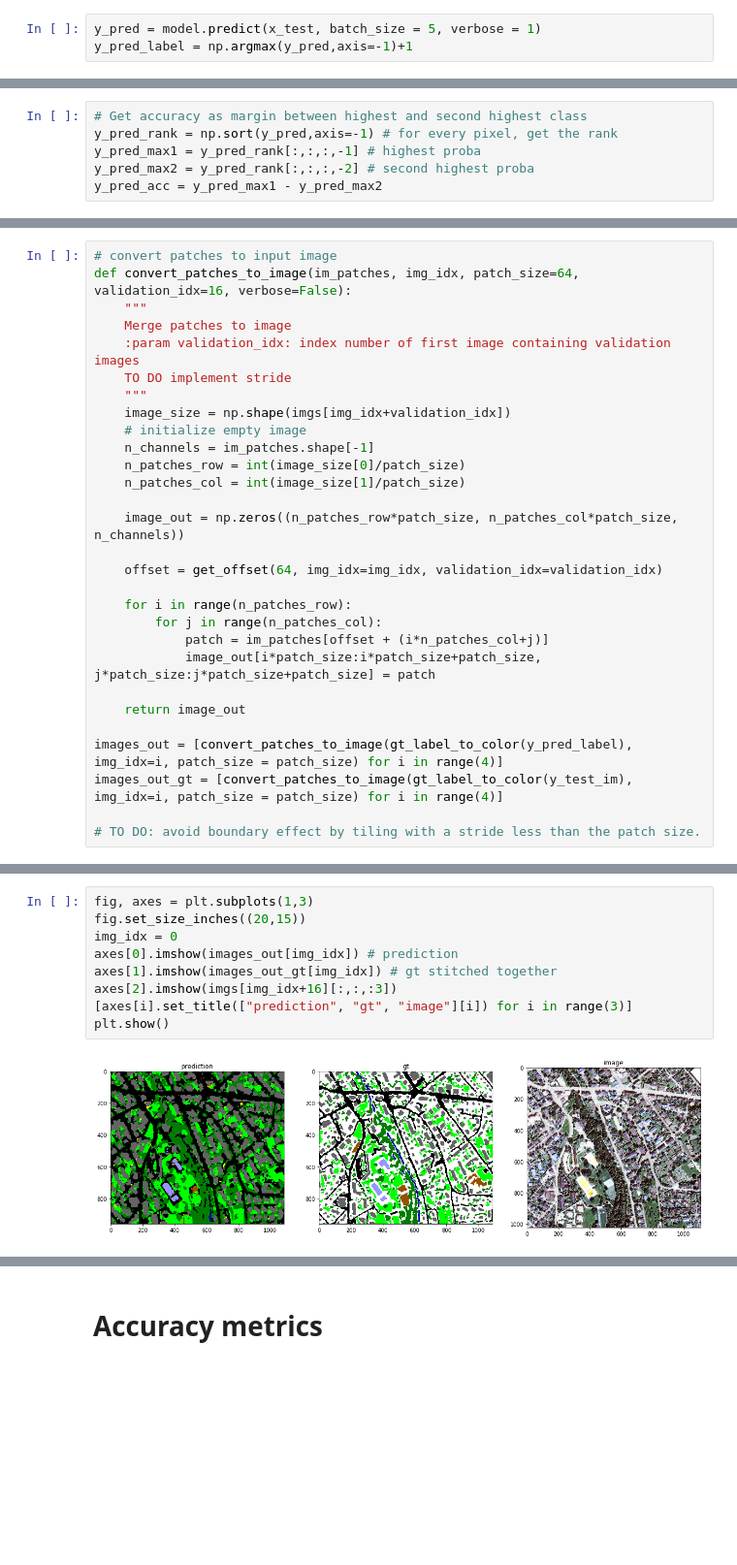
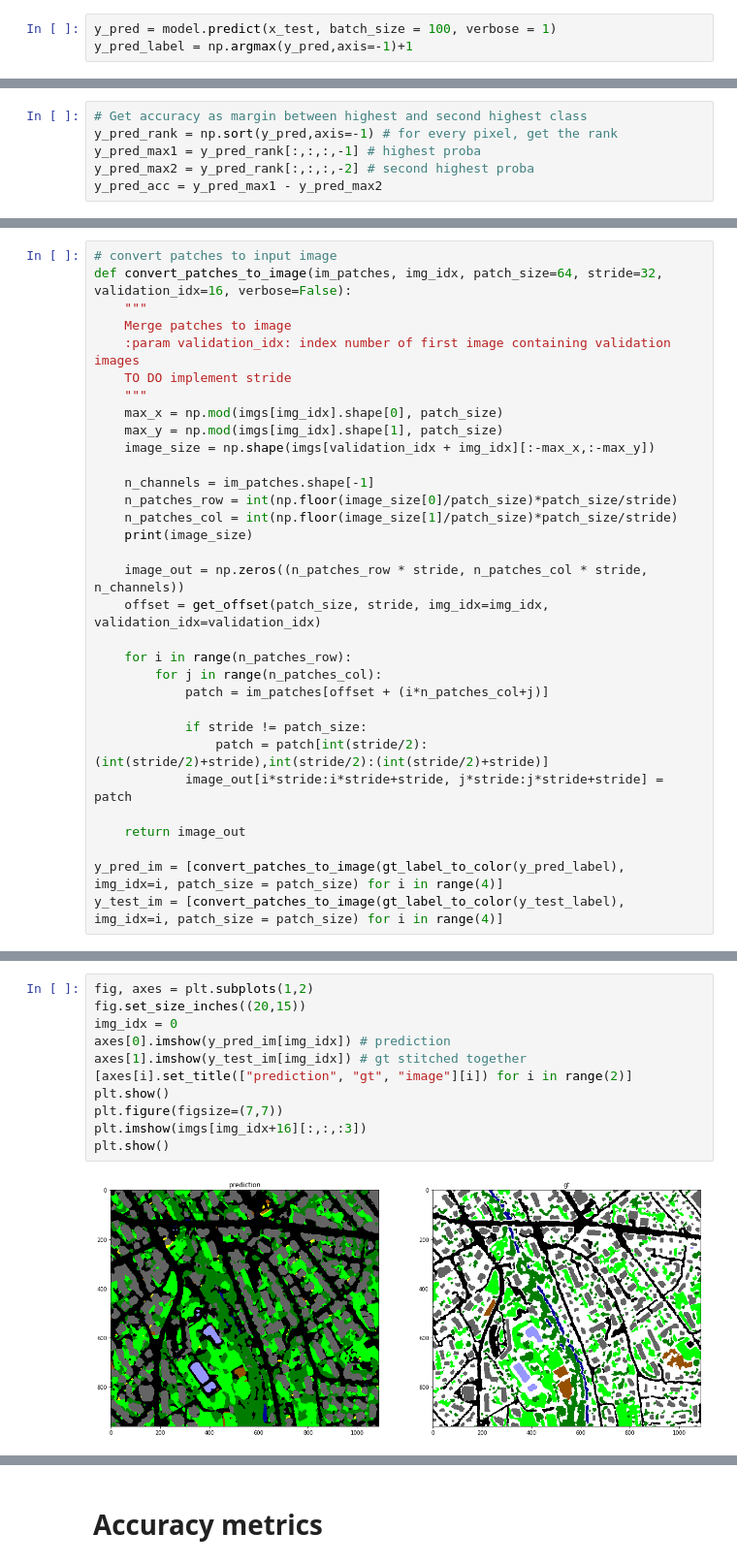
Before and after one commit to CyrilWendl/SIE-Master, a Jupyter notebook: Zurich/Zurich Land Cover Classification.ipynb, the cells around one changed output, grey strips where cells are left out. Shown at 97% size. Cells and saved outputs as stored; diff of their text form; blank space fills up the shorter version.

Commit message:
Density trenodes without data, overlapping tiles, stitching together of tiles

```diff
--- a/Zurich/Zurich Land Cover Classification.ipynb
+++ b/Zurich/Zurich Land Cover Classification.ipynb
@@ -643,6 +648,6 @@ model.save('model_unet_64_flip_rot90.h5')  # save model, weights
 # %% [markdown]
 # Prediction
 # %%
-y_pred = model.predict(x_test, batch_size = 5, verbose = 1)
+y_pred = model.predict(x_test, batch_size = 100, verbose = 1)
 y_pred_label = np.argmax(y_pred,axis=-1)+1
 # %% [output]
@@ -721,29 +724,32 @@ x_test.shape
 # %%
 # convert patches to input image
-def convert_patches_to_image(im_patches, img_idx, patch_size=64, validation_idx=16, verbose=False):
+def convert_patches_to_image(im_patches, img_idx, patch_size=64, stride=32, validation_idx=16, verbose=False):
     """
     Merge patches to image
     :param validation_idx: index number of first image containing validation images
     TO DO implement stride
     """
-    image_size = np.shape(imgs[img_idx+validation_idx])
-    # initialize empty image
+    max_x = np.mod(imgs[img_idx].shape[0], patch_size)
+    max_y = np.mod(imgs[img_idx].shape[1], patch_size)
+    image_size = np.shape(imgs[validation_idx + img_idx][:-max_x,:-max_y])
+
     n_channels = im_patches.shape[-1]
-    n_patches_row = int(image_size[0]/patch_size)
-    n_patches_col = int(image_size[1]/patch_size)
+    n_patches_row = int(np.floor(image_size[0]/patch_size)*patch_size/stride)
+    n_patches_col = int(np.floor(image_size[1]/patch_size)*patch_size/stride)
+    print(image_size)
 
-    image_out = np.zeros((n_patches_row*patch_size, n_patches_col*patch_size, n_channels))
-
-    offset = get_offset(64, img_idx=img_idx, validation_idx=validation_idx)
+    image_out = np.zeros((n_patches_row * stride, n_patches_col * stride, n_channels))
+    offset = get_offset(patch_size, stride, img_idx=img_idx, validation_idx=validation_idx)
 
     for i in range(n_patches_row):
         for j in range(n_patches_col):
             patch = im_patches[offset + (i*n_patches_col+j)]
-            image_out[i*patch_size:i*patch_size+patch_size, j*patch_size:j*patch_size+patch_size] = patch
+
+            if stride != patch_size:
+                patch = patch[int(stride/2):(int(stride/2)+stride),int(stride/2):(int(stride/2)+stride)]
+            image_out[i*stride:i*stride+stride, j*stride:j*stride+stride] = patch
 
     return image_out
 
-images_out = [convert_patches_to_image(gt_label_to_color(y_pred_label), img_idx=i, patch_size = patch_size) for i in range(4)]
-images_out_gt = [convert_patches_to_image(gt_label_to_color(y_test_im), img_idx=i, patch_size = patch_size) for i in range(4)]
-
-# TO DO: avoid boundary effect by tiling with a stride less than the patch size.
+y_pred_im = [convert_patches_to_image(gt_label_to_color(y_pred_label), img_idx=i, patch_size = patch_size) for i in range(4)]
+y_test_im = [convert_patches_to_image(gt_label_to_color(y_test_label), img_idx=i, patch_size = patch_size) for i in range(4)]
@@ -750,11 +765,13 @@ images_out_gt = [convert_patches_to_image(gt_label_to_color(y_test_im), img_idx=
 # %%
-fig, axes = plt.subplots(1,3)
+fig, axes = plt.subplots(1,2)
 fig.set_size_inches((20,15))
 img_idx = 0
-axes[0].imshow(images_out[img_idx]) # prediction
-axes[1].imshow(images_out_gt[img_idx]) # gt stitched together
-axes[2].imshow(imgs[img_idx+16][:,:,:3])
-[axes[i].set_title(["prediction", "gt", "image"][i]) for i in range(3)]
+axes[0].imshow(y_pred_im[img_idx]) # prediction
+axes[1].imshow(y_test_im[img_idx]) # gt stitched together
+[axes[i].set_title(["prediction", "gt", "image"][i]) for i in range(2)]
 plt.show()
+plt.figure(figsize=(7,7))
+plt.imshow(imgs[img_idx+16][:,:,:3])
+plt.show()
 # %% [output]
-[figure, old version]
+[figure, new version]
```
Also changed, not shown: parts of 36 cells of this notebook, 8 other files.
